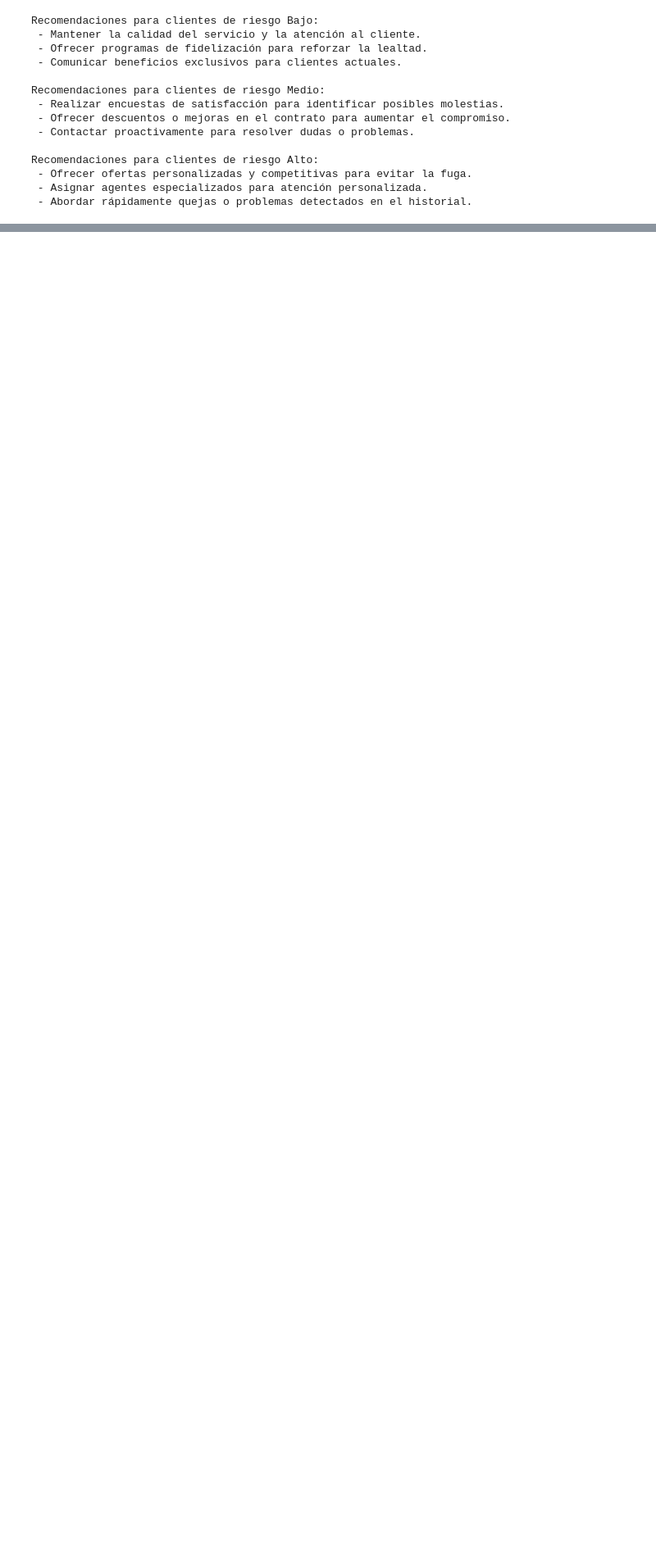
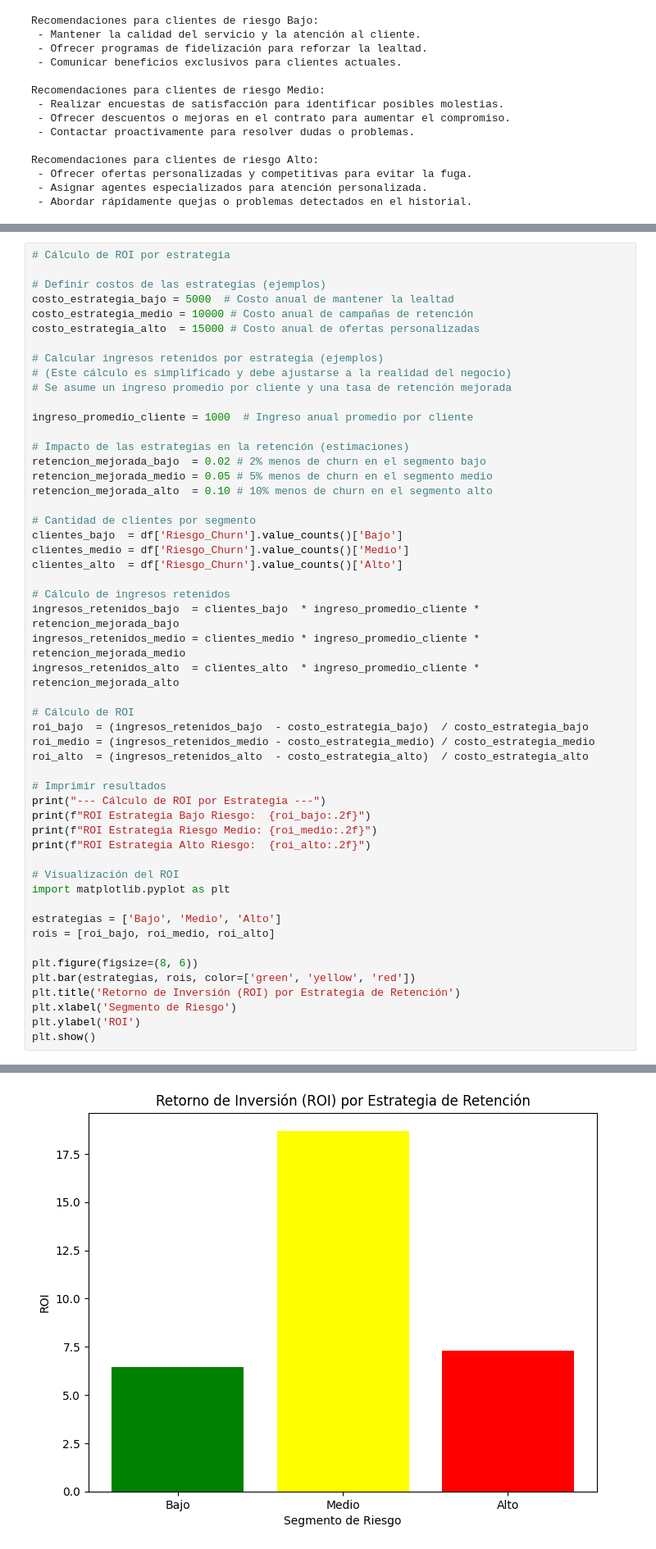
Before and after one commit to frankliramos/Portafolio, a Jupyter notebook: Telco esp.ipynb, the cells around one changed output, grey strips where cells are left out. Shown at 82% size. Saved outputs shown, nothing was run; the diff lists cells and outputs as text; blank space fills up the shorter version.

```diff
--- a/Telco esp.ipynb
+++ b/Telco esp.ipynb
@@ -611,0 +804,53 @@ Passing `palette` without assigning `hue` is deprecated and will be removed in v
+# %%
+# Cálculo de ROI por estrategia
+
+# Definir costos de las estrategias (ejemplos)
+costo_estrategia_bajo = 5000  # Costo anual de mantener la lealtad
+costo_estrategia_medio = 10000 # Costo anual de campañas de retención
+costo_estrategia_alto  = 15000 # Costo anual de ofertas personalizadas
+
+# Calcular ingresos retenidos por estrategia (ejemplos)
+# (Este cálculo es simplificado y debe ajustarse a la realidad del negocio)
+# Se asume un ingreso promedio por cliente y una tasa de retención mejorada
+
+ingreso_promedio_cliente = 1000  # Ingreso anual promedio por cliente
+
+# Impacto de las estrategias en la retención (estimaciones)
+retencion_mejorada_bajo  = 0.02 # 2% menos de churn en el segmento bajo
+retencion_mejorada_medio = 0.05 # 5% menos de churn en el segmento medio
+retencion_mejorada_alto  = 0.10 # 10% menos de churn en el segmento alto
+
+# Cantidad de clientes por segmento
+clientes_bajo  = df['Riesgo_Churn'].value_counts()['Bajo']
+clientes_medio = df['Riesgo_Churn'].value_counts()['Medio']
+clientes_alto  = df['Riesgo_Churn'].value_counts()['Alto']
+
+# Cálculo de ingresos retenidos
+ingresos_retenidos_bajo  = clientes_bajo  * ingreso_promedio_cliente * retencion_mejorada_bajo
+ingresos_retenidos_medio = clientes_medio * ingreso_promedio_cliente * retencion_mejorada_medio
+ingresos_retenidos_alto  = clientes_alto  * ingreso_promedio_cliente * retencion_mejorada_alto
+
+# Cálculo de ROI
+roi_bajo  = (ingresos_retenidos_bajo  - costo_estrategia_bajo)  / costo_estrategia_bajo
+roi_medio = (ingresos_retenidos_medio - costo_estrategia_medio) / costo_estrategia_medio
+roi_alto  = (ingresos_retenidos_alto  - costo_estrategia_alto)  / costo_estrategia_alto
+
+# Imprimir resultados
+print("--- Cálculo de ROI por Estrategia ---")
+print(f"ROI Estrategia Bajo Riesgo:  {roi_bajo:.2f}")
+print(f"ROI Estrategia Riesgo Medio: {roi_medio:.2f}")
+print(f"ROI Estrategia Alto Riesgo:  {roi_alto:.2f}")
+
+# Visualización del ROI
+import matplotlib.pyplot as plt
+
+estrategias = ['Bajo', 'Medio', 'Alto']
+rois = [roi_bajo, roi_medio, roi_alto]
+
+plt.figure(figsize=(8, 6))
+plt.bar(estrategias, rois, color=['green', 'yellow', 'red'])
+plt.title('Retorno de Inversión (ROI) por Estrategia de Retención')
+plt.xlabel('Segmento de Riesgo')
+plt.ylabel('ROI')
+plt.show()
+# %% [output]
@@ -611,0 +861 @@ Passing `palette` without assigning `hue` is deprecated and will be removed in v
+[figure, added]
```
Also changed, not shown: parts of 6 cells of this notebook, 1 other file.
